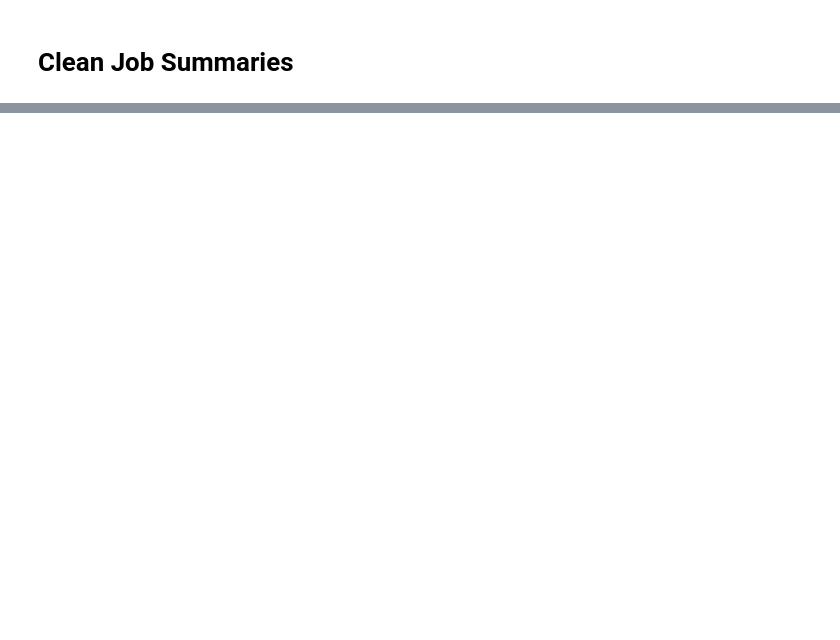
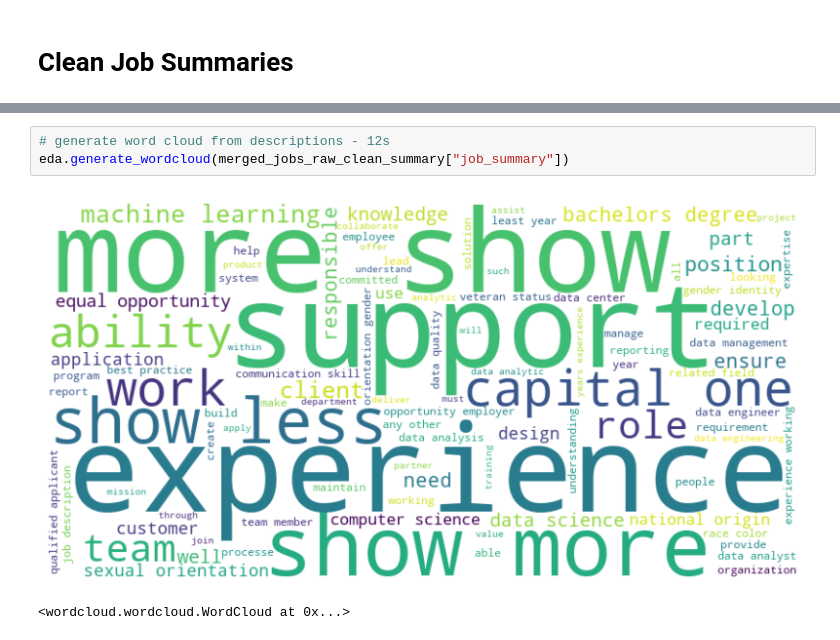
Before and after one commit to Thomas-Kulch/text_data_toolkit, a Jupyter notebook: eda/EDA_Job_Descriptions.ipynb, the cells around one changed output, grey strips where cells are left out. Saved outputs shown, nothing was run; the diff lists cells and outputs as text; blank space fills up the shorter version.

Commit message:
edited methods in eda.py/test file and did EDA in EDA_Job_Descriptions.ipynb

```diff
--- a/eda/EDA_Job_Descriptions.ipynb
+++ b/eda/EDA_Job_Descriptions.ipynb
@@ -145,0 +148,6 @@ dt.label_job_skills(merged_jobs_raw_clean_summary, "job_summary", custom_skills=
+# %%
+# generate word cloud from descriptions - 12s
+eda.generate_wordcloud(merged_jobs_raw_clean_summary["job_summary"])
+# %% [output]
+[figure, added]
+<wordcloud.wordcloud.WordCloud at 0x...>
```
Also changed, not shown: parts of 13 cells of this notebook, 5 other files.
